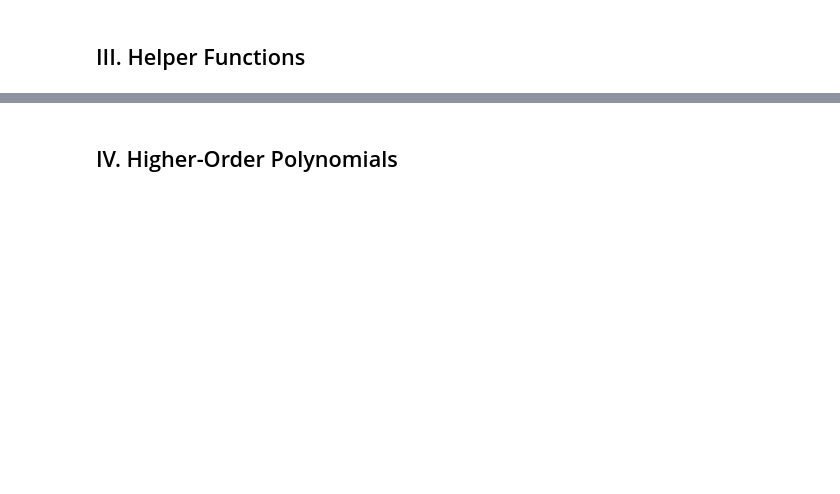
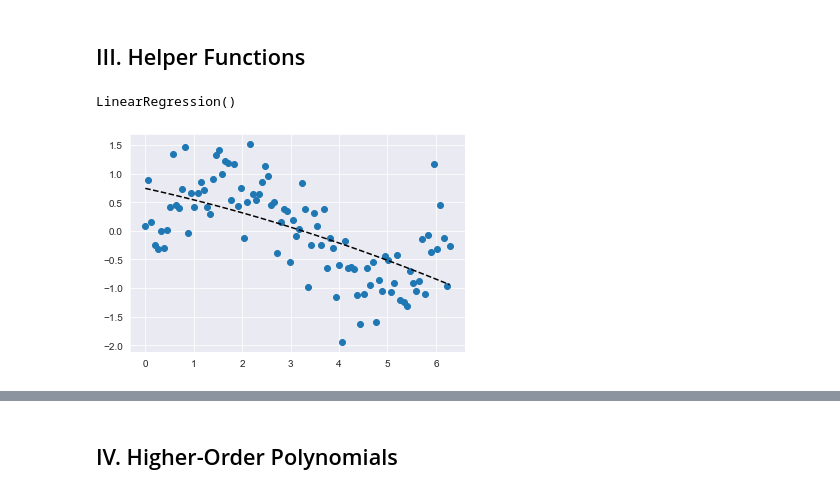
Before and after one commit to tundeiness/How_the_World_Works, a Jupyter notebook: 3 - Workbook - Adding Complexity.ipynb, the cells around one changed output, grey strips where cells are left out. Drawn from its saved outputs; the diff is of its cells as text; code cells hidden in the pictures; blank space fills up the shorter version.

```diff
--- a/3 - Workbook - Adding Complexity.ipynb
+++ b/3 - Workbook - Adding Complexity.ipynb
@@ -18,2 +92,22 @@ Use this space to practice writing and implementing all of the code from Coding
 # %% [markdown]
 ## III. Helper Functions
+# %%
+# making our model flexible
+# how to add more polynomial terms dynamically by creating this: ŷ =β0+β1x+β2x2+β3x3
+# and helper function
+
+def fit_and_plot_model(data_frame, model):
+    # split data frame into features & target
+    target = data_frame.y
+    features = data_frame.drop('y', axis=1)
+
+    model.fit(features, target)
+    plt.scatter(data_frame.x, data_frame.y)
+    plt.plot(data_frame.x, model.predict(features), 'k--')
+
+    return model
+# %%
+fit_and_plot_model(df_copy, LinearRegression())
+# %% [output]
+LinearRegression()
+[figure, added]
```
Also changed, not shown: parts of 13 cells of this notebook, 1 other file.
